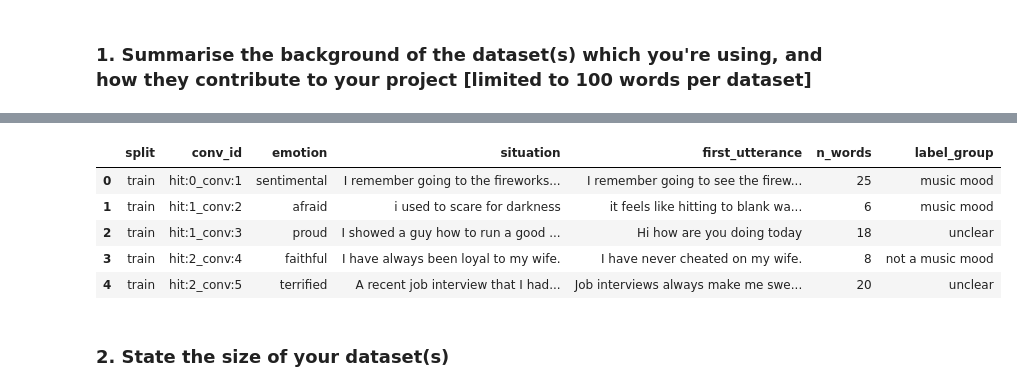
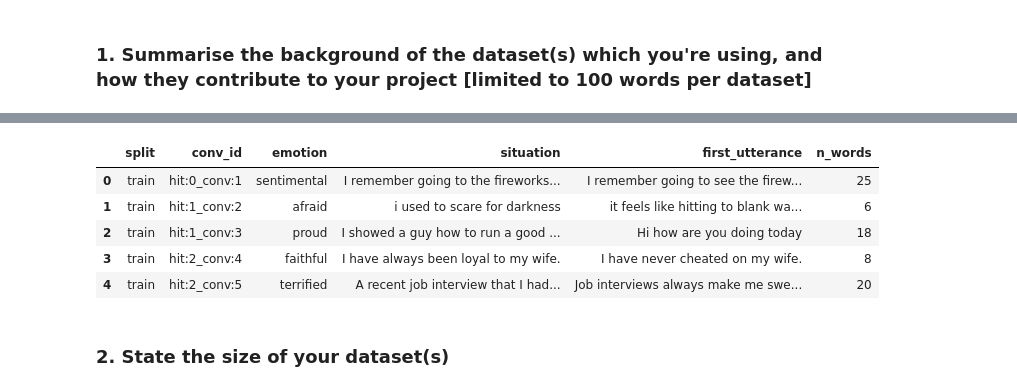
Before and after one commit to Oshawotttt/mood-playlist, a Jupyter notebook: proposal/DAP_IEDA_Template.ipynb, the cells around one changed output, grey strips where cells are left out. Saved outputs shown, nothing was run; the diff lists cells and outputs as text; code cells hidden in the pictures.

```diff
--- a/proposal/DAP_IEDA_Template.ipynb
+++ b/proposal/DAP_IEDA_Template.ipynb
@@ -58,42 +59,43 @@ Our unit of analysis is the **situation**: one row per conversation, taken from
 # %%
 ED_COLS = ["conv_id", "utterance_idx", "context", "prompt", "speaker_idx", "utterance", "selfeval", "tags"]
 ED_SPLITS = ["train", "valid", "test"]
 
 
 def read_ed(split):
     return pd.read_csv(DATA / "empatheticdialogues" / f"{split}.csv", names=ED_COLS, header=0,
                        usecols=range(8), quoting=csv.QUOTE_NONE, dtype=str, keep_default_na=False
                        ).assign(split=split)
 
 
 utt = pd.concat([read_ed(s) for s in ED_SPLITS], ignore_index=True)
 utt["utterance_idx"] = utt["utterance_idx"].astype(int)
 for col in ["prompt", "utterance"]:
     utt[col] = utt[col].str.replace("_comma_", ",", regex=False)
 
 # One row per conversation (= one situation): its first utterance.
-ed = (utt.loc[utt.groupby("conv_id")["utterance_idx"].idxmin()]
+ed = (utt.loc[utt.groupby("conv_id")["utterance_idx"].idxmin()] # get first utterance
          .sort_index()
          .rename(columns={"context": "emotion", "prompt": "situation", "utterance": "first_utterance"})
          [["split", "conv_id", "emotion", "situation", "first_utterance"]]
          .reset_index(drop=True))
 ed["n_words"] = ed["situation"].str.split().str.len()
 
-# Our grouping of the 32 labels for the mood dimensions (Stage 1); "unclear" still needs a team decision.
-MUSIC_MOODS = {"sad", "devastated", "lonely", "nostalgic", "sentimental", "hopeful", "anxious",
-               "joyful", "content", "excited", "afraid"}
-NOT_MUSIC = {"guilty", "ashamed", "jealous", "embarrassed", "disgusted", "impressed", "prepared",
-             "faithful", "trusting"}
-ed["label_group"] = np.select([ed["emotion"].isin(MUSIC_MOODS), ed["emotion"].isin(NOT_MUSIC)],
-                              ["music mood", "not a music mood"], "unclear")
+# # Our grouping of the 32 labels for the mood dimensions (Stage 1); "unclear" still needs a team decision.
+# MUSIC_MOODS = {"sad", "devastated", "lonely", "nostalgic", "sentimental", "hopeful", "anxious",
+#                "joyful", "content", "excited", "afraid"}
+# NOT_MUSIC = {"guilty", "ashamed", "jealous", "embarrassed", "disgusted", "impressed", "prepared",
+#              "faithful", "trusting"}
+# ed["label_group"] = np.select([ed["emotion"].isin(MUSIC_MOODS), ed["emotion"].isin(NOT_MUSIC)],
+#                               ["music mood", "not a music mood"], "unclear")
+
 ed.head()
 # %% [output]
-|  | split | conv_id | emotion | situation | first_utterance | n_words | label_group |
-| 0 | train | hit:0_conv:1 | sentimental | I remember going to the fireworks... | I remember going to see the firew... | 25 | music mood |
-| 1 | train | hit:1_conv:2 | afraid | i used to scare for darkness | it feels like hitting to blank wa... | 6 | music mood |
-| 2 | train | hit:1_conv:3 | proud | I showed a guy how to run a good ... | Hi how are you doing today | 18 | unclear |
-| 3 | train | hit:2_conv:4 | faithful | I have always been loyal to my wife. | I have never cheated on my wife. | 8 | not a music mood |
-| 4 | train | hit:2_conv:5 | terrified | A recent job interview that I had... | Job interviews always make me swe... | 20 | unclear |
+|  | split | conv_id | emotion | situation | first_utterance | n_words |
+| 0 | train | hit:0_conv:1 | sentimental | I remember going to the fireworks... | I remember going to see the firew... | 25 |
+| 1 | train | hit:1_conv:2 | afraid | i used to scare for darkness | it feels like hitting to blank wa... | 6 |
+| 2 | train | hit:1_conv:3 | proud | I showed a guy how to run a good ... | Hi how are you doing today | 18 |
+| 3 | train | hit:2_conv:4 | faithful | I have always been loyal to my wife. | I have never cheated on my wife. | 8 |
+| 4 | train | hit:2_conv:5 | terrified | A recent job interview that I had... | Job interviews always make me swe... | 20 |
 # %% [markdown]
 ### 2. State the size of your dataset(s)
 # %%
```
Also changed, not shown: parts of 17 cells of this notebook.
